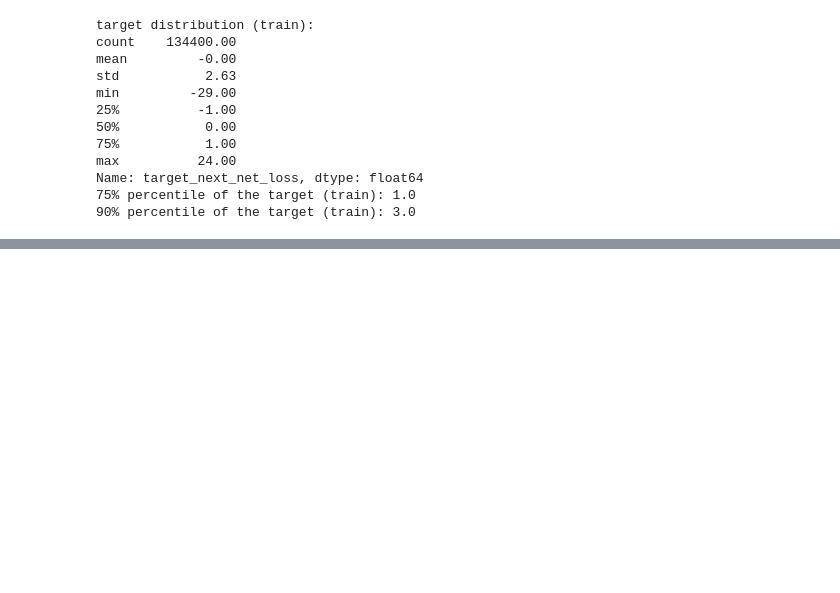
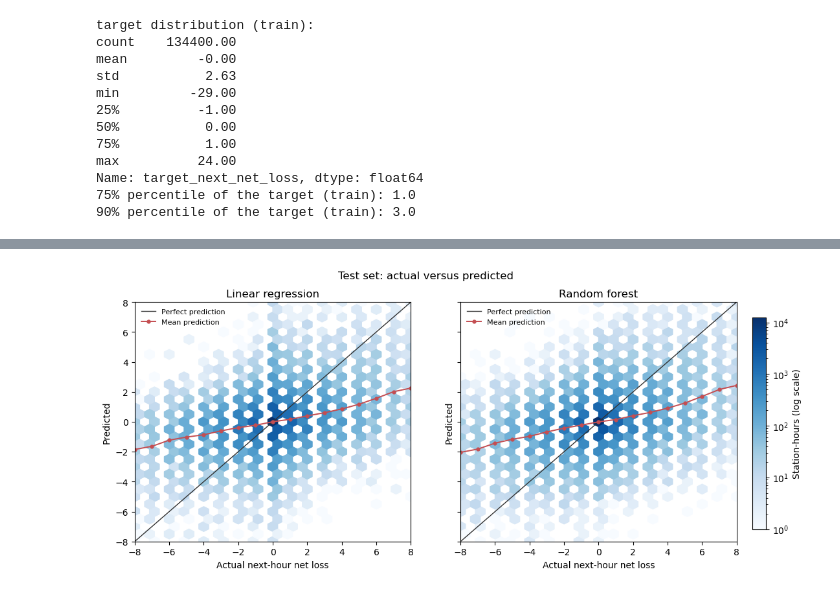
Before and after one commit to AymBohs/bike-station-prediction, a Jupyter notebook: mgsc_661_project.ipynb, the cells around one changed output, grey strips where cells are left out. Drawn from its saved outputs; the diff is of its cells as text; code cells hidden in the pictures; blank space fills up the shorter version.

Commit message:
Add regression and classification results without the trip data files.
Co-authored-by: Cursor <cursoragent@cursor.com>

```diff
--- a/mgsc_661_project.ipynb
+++ b/mgsc_661_project.ipynb
@@ -460,0 +585,27 @@ Name: target_next_net_loss, dtype: float64
+# %%
+from matplotlib.colors import LogNorm
+
+fig, axes = plt.subplots(1, 2, figsize=(12, 4.8), sharex=True, sharey=True)
+lo, hi = -8, 8
+xs = np.arange(lo, hi + 1)
+actual = y_test.to_numpy()
+panels = []
+for ax, name in zip(axes, ["Linear regression", "Random forest"]):
+    pred = pred_test[name]
+    panels.append(ax.hexbin(
+        actual, pred, gridsize=28, cmap="Blues", mincnt=1,
+        extent=(lo, hi, lo, hi), norm=LogNorm(),
+    ))
+    means = [pred[actual == k].mean() if np.any(actual == k) else np.nan for k in xs]
+    ax.plot([lo, hi], [lo, hi], color="#333333", lw=1, label="Perfect prediction")
+    ax.plot(xs, means, color="#c44e52", marker="o", ms=3.5, lw=1.4, label="Mean prediction")
+    ax.set(title=name, xlabel="Actual next-hour net loss", ylabel="Predicted",
+           xlim=(lo, hi), ylim=(lo, hi))
+    ax.legend(frameon=False, fontsize=8, loc="upper left")
+fig.subplots_adjust(right=0.90, wspace=0.18, top=0.88)
+cax = fig.add_axes([0.92, 0.15, 0.018, 0.68])
+fig.colorbar(panels[1], cax=cax, label="Station-hours (log scale)")
+fig.suptitle("Test set: actual versus predicted")
+plt.show()
+# %% [output]
+[figure, added]
```
Also changed, not shown: parts of 16 cells of this notebook, 1 other file.
